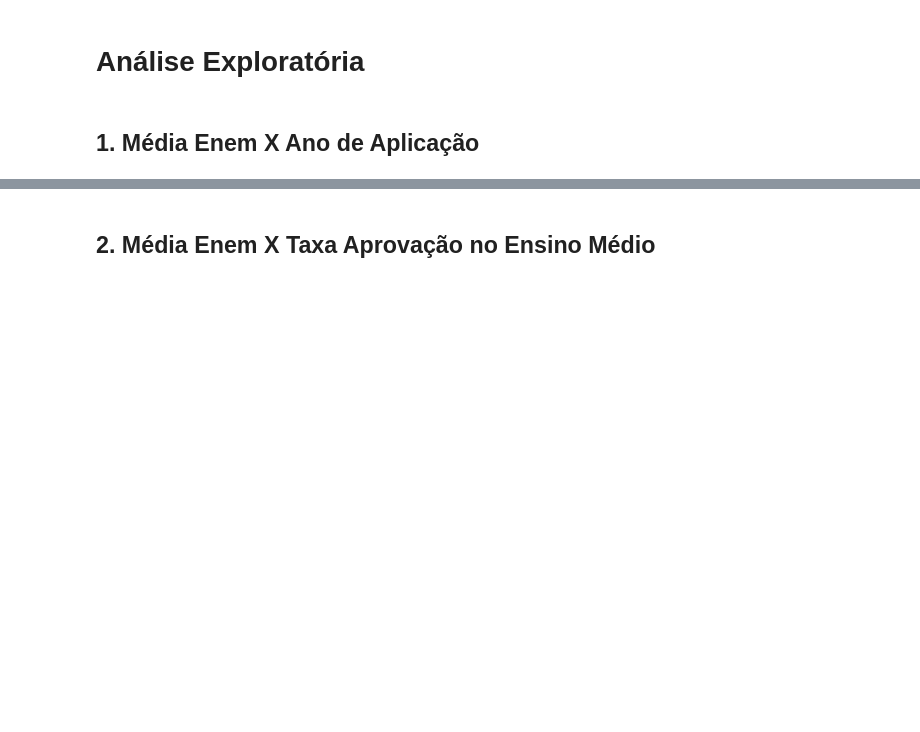
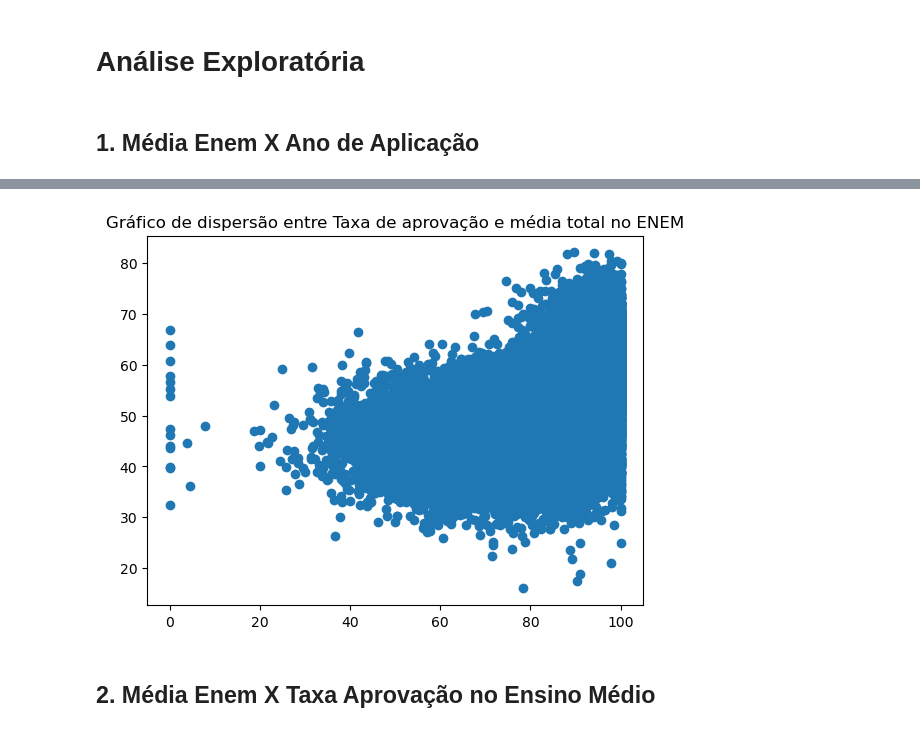
Before and after one commit to LuanaPLGuimaraes/Grupo12A_Projeto2_CDados, a Jupyter notebook: mineracao.ipynb, the cells around one changed output, grey strips where cells are left out. Cells and saved outputs as stored; diff of their text form; code cells hidden in the pictures; blank space fills up the shorter version.

```diff
--- a/mineracao.ipynb
+++ b/mineracao.ipynb
@@ -69,4 +69,8 @@ dados.head(70)
 
 print(f'Correlação entre média total no ENEM e ano de aplicação: {dados.ANO.corr(dados.MEDIA_TOTAL_ENEM)}')
 print(f'Correlação entre média total no ENEM e taxa de aprovação no Ensino Médio: {dados.TAXA_APROVACAO.corr(dados.MEDIA_TOTAL_ENEM)}')
+
+
+plt.scatter(dados.TAXA_APROVACAO, dados.MEDIA_TOTAL_ENEM)
+plt.title('Gráfico de dispersão entre Taxa de aprovação e média total no ENEM');
 # %% [output]
@@ -75,3 +79,4 @@ Correlação entre média total no ENEM e taxa de aprovação no Ensino Médio:
+[figure, added]
 # %% [markdown]
 ## 2. Média Enem X Taxa Aprovação no Ensino Médio
 # %%
```
Also changed, not shown: parts of 1 cell of this notebook.
